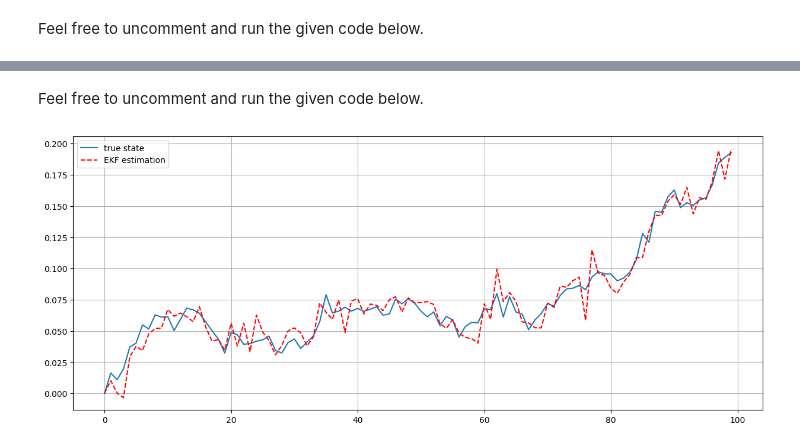
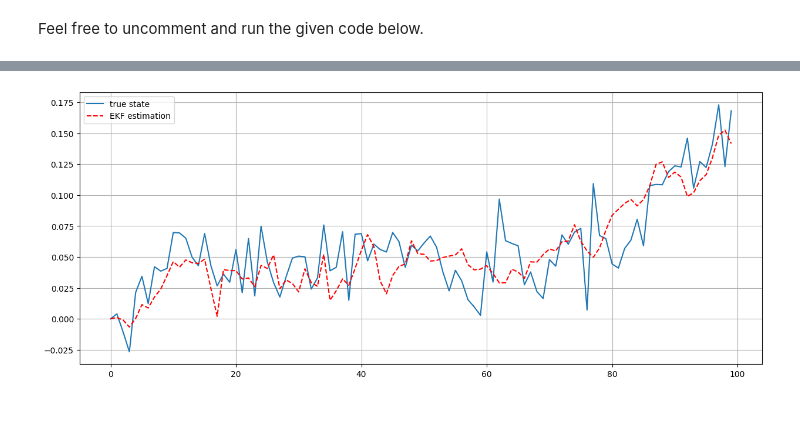
Before and after one commit to Nandu-Jagdish/BasicsOfSensorFusion23_Aalto, a Jupyter notebook: Homework11/HW11.ipynb, the cells around one changed output, grey strips where cells are left out. Cells and saved outputs as stored; diff of their text form; code cells hidden in the pictures; blank space fills up the shorter version.

```diff
--- a/Homework11/HW11.ipynb
+++ b/Homework11/HW11.ipynb
@@ -217,12 +55,54 @@ x_ekf, cov_ekf = Extended_Kalman_Filter(observations)
-# %% [markdown]
-Feel free to uncomment and run the given code below.
-# %%
-observations =  model_simulation(1, 100)[1]
-x_ekf, cov_ekf = Extended_Kalman_Filter(observations)
-plt.figure(figsize=(15,6))
-plt.plot(model_simulation(1, 100)[0], label='true state')
-plt.plot(x_ekf[:,0], 'r--', label='EKF estimation')
-plt.legend()
-plt.grid();
-# %% [output]
-[figure, removed]
+# %%
+Number_of_particles = 100
+def particle_init(seed,Number_of_particles,mean,std):
+    # np.random.seed(seed)
+    particles = np.random.normal(mean, std, Number_of_particles)
+    # particles = np.random.uniform(-np.pi, np.pi, Number_of_particles)
+    return particles
+def propagateParticles(particle,seed):
+    # np.random.seed(seed)
+    return particle - 0.01*np.sin(particle) + np.random.normal(0, 0.01)
+def compulteLikehood(particle,measurement,seed):
+    # np.random.seed(seed)
+    y_pred = 0.5*np.sin(2*particle) + np.random.normal(0, 0.02)
+    likelyhood = 1/np.sqrt(2*np.pi*0.02**2)*np.exp(-(measurement-y_pred)**2/(2*0.02**2))
+    return likelyhood
+def resample(particles,weights):
+    indices = np.random.choice(np.arange(len(particles)),len(particles),p=weights,replace=True)
+    # resampled_particles = [particles[i] for i in indices]
+    return particles[indices]
+
+def bootstrap_particle_filter(seed,measurements):
+    step = len(measurements)
+    mean = np.zeros((step,1))
+    var = np.zeros((step,1,1))
+    Number_of_particles = 500
+    weights = np.ones((Number_of_particles))
+
+    particles = particle_init(seed,Number_of_particles,0,0.01)
+    for i in range(1, step):
+        for j,particle in enumerate(particles):
+            particles[j] = propagateParticles(particle,seed)
+            likelihood = compulteLikehood(particle,measurements[i],seed)
+            weights[j] = weights[j]*likelihood
+        weights = weights/np.sum(weights)
+        #calculate the weighted mean
+        mean[i] = np.sum(weights*particles)
+        #calculate the weighted variance
+        var[i]= np.sum(weights*(particles-mean[i])**2)
+        #resample
+        # particles = resample(particles,weights)
+
+        # YOUR CODE HERE
+        # raise NotImplementedError()
+    return mean, var
+
+observations =  model_simulation(1, 100)[1]
+x_ekf, cov_ekf = bootstrap_particle_filter(1,observations)
+plt.figure(figsize=(15,6))
+plt.plot(model_simulation(1, 100)[1], label='true state')
+plt.plot(x_ekf[:,0], 'r--', label='EKF estimation')
+plt.legend()
+plt.grid();
+# %% [output]
+[figure, added]
```
Also changed, not shown: parts of 13 cells of this notebook.
